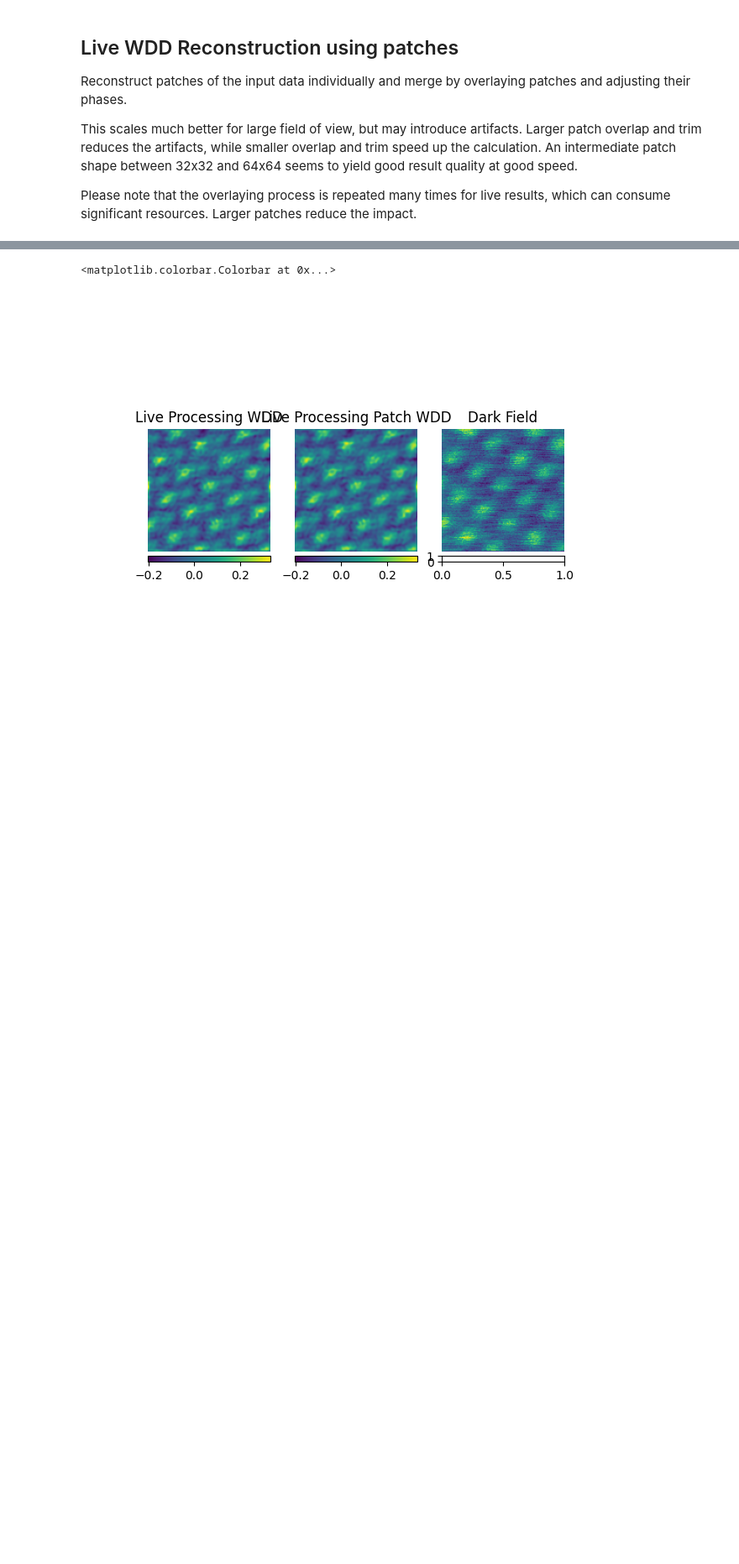
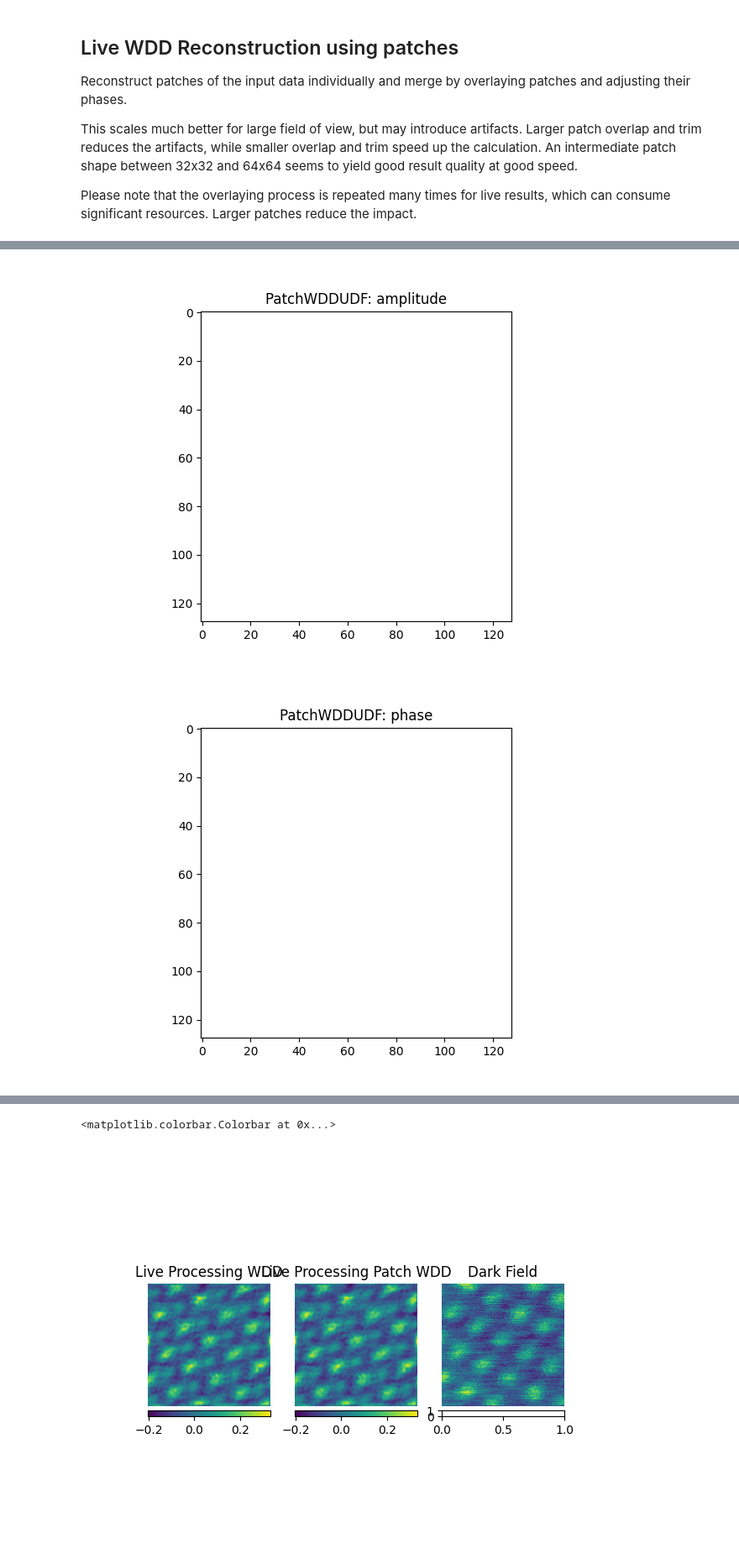
Before and after one commit to Ptychography-4-0/ptychography, a Jupyter notebook: examples/wdd-example.ipynb, the cells around one changed output, grey strips where cells are left out. Shown at 84% size. Cells and saved outputs as stored; diff of their text form; code cells hidden in the pictures; blank space fills up the shorter version.

```diff
--- a/examples/wdd-example.ipynb
+++ b/examples/wdd-example.ipynb
@@ -157,7 +159,7 @@ live_wdd_patch = ctx.run_udf(
     dataset=ds,
     roi=None,
     udf=patch_udf,
-    #plots=[['amplitude', 'phase']]
+    plots=[['amplitude', 'phase']]
 )
 
 live_wdd_recon_patch = live_wdd['reconstructed']
@@ -167,0 +168,2 @@ Wall time: 758 ms
+[figure, added]
+[figure, added]
```
Also changed, not shown: parts of 5 cells of this notebook, 5 other files.
